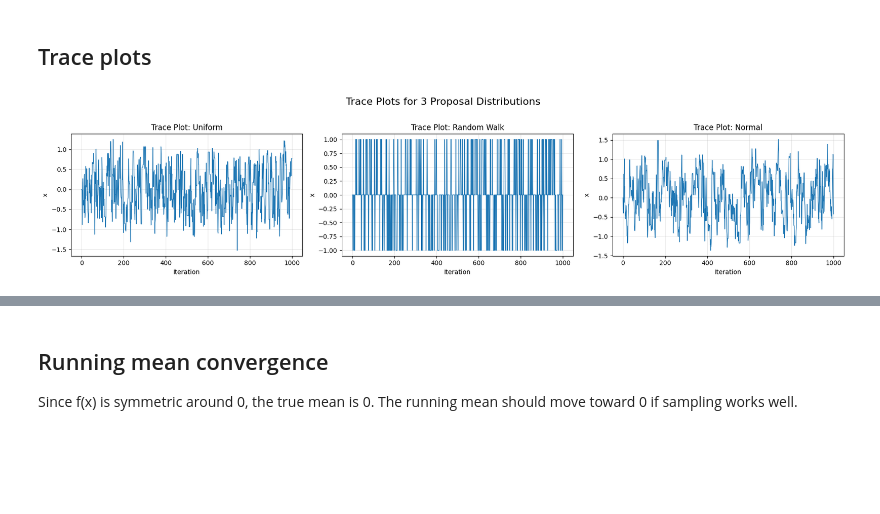
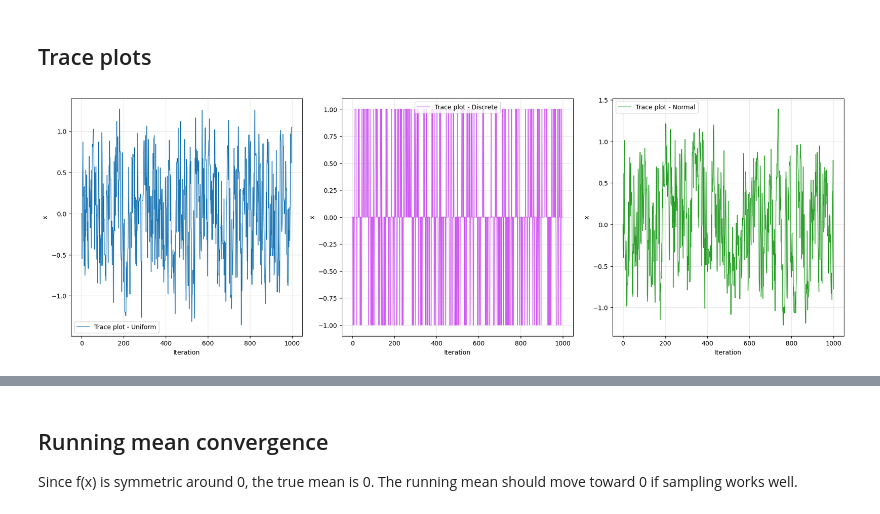
Before and after one commit to wakeupat4am/MATH4010--Advanced-Prob-Stat----Final-Project, a Jupyter notebook: Problem & Visualization/Problem 2/Problem_2.ipynb, the cells around one changed output, grey strips where cells are left out. Cells and saved outputs as stored; diff of their text form; code cells hidden in the pictures; blank space fills up the shorter version.

```diff
--- a/Problem & Visualization/Problem 2/Problem_2.ipynb
+++ b/Problem & Visualization/Problem 2/Problem_2.ipynb
@@ -10,10 +24,6 @@ from scipy.integrate import quad
 # %% [markdown]
 ## Defined functions
 # %%
-# Fixed random generator
-rng_proposal = np.random.default_rng(26)
-rng_metropolis = np.random.default_rng(9)
-
 # Target function
 def target_fn(x, z):
     return np.exp(-x**4)/z
@@ -31,8 +41,8 @@ def uniform_proposal(x, step_size=0.01, rng=rng_proposal):
     updated_x = x + rng.uniform(-step_size, step_size)
     return updated_x
 
-def rw_proposal(x, step_size=0.01, rng=rng_proposal):
-    """Uniform distribution to choose left and right direction and take the predefined step
+def discrete_proposal(x, step_size=0.01, rng=rng_proposal):
+    """Discrete proposal to choose left and right direction and take the predefined step
     Params:
         x (float): current position of x
         step_size (float): size of each step
@@ -65,7 +75,7 @@ def universal_metropolis_sampler(dist, num_samples, initial_x, z,
                                  step_size=None, sigma=None, df=None):
     """Metropolis sampler for all symmetric proposal functions
     Params:
-        dist: symmetric proposal distributions (uniform, rw, normal, student)
+        dist: symmetric proposal distributions (uniform, discrete, normal, student)
         num_samples (int): number of samples for simulation
         initial_x (float): initial position of x
 
@@ -73,18 +83,19 @@ def universal_metropolis_sampler(dist, num_samples, initial_x, z,
         samples (np.array): arrays of generated samples
     """
     lst = {"uniform": uniform_proposal,
-           "rw": rw_proposal,
-           "normal": normal_proposal,
-           }
+           "discrete": discrete_proposal,
+           "normal": normal_proposal
+    }
 
     samples = [initial_x]
     x = initial_x
-    accepted = 0 # counter for accepted proposals
+    # counter for accepted proposals
+    accepted = 0
 
     for _ in range(num_samples - 1):
         sampler = lst[dist]
         # Call the function with parameter
-        if dist in ["uniform", "rw"]:
+        if dist in ["uniform", "discrete"]:
             x_proposal = sampler(x, step_size)
         elif dist == "normal":
             x_proposal = sampler(x, sigma)
@@ -127,7 +140,7 @@ true_density = target_fn(x_vals, Z)
 N = 1000
 B1, B2, B3 = 30, 30, 30
 UNIFORM_STEP = 1
-RW_STEP = 1
+DISCRETE_STEP = 1
 SIGMA = 0.5
 INITIAL_X = 0.0
 metropolis_results = {}
@@ -138,14 +151,14 @@ true_density = target_fn(x_vals, Z)
 # Metropolis samples
 samples_uniform, acc_uniform = universal_metropolis_sampler(dist="uniform", num_samples=N, z=Z,
                                                             initial_x=INITIAL_X, step_size=UNIFORM_STEP)
-samples_rw, acc_rw = universal_metropolis_sampler(dist="rw", num_samples=N, z=Z,
-                                                  initial_x=INITIAL_X, step_size=RW_STEP)
+samples_discrete, acc_discrete = universal_metropolis_sampler(dist="discrete", num_samples=N, z=Z,
+                                                  initial_x=INITIAL_X, step_size=DISCRETE_STEP)
 samples_normal, acc_normal = universal_metropolis_sampler(dist="normal", num_samples=N, z=Z,
                                                           initial_x=INITIAL_X, sigma=SIGMA)
 
 # Save results
 metropolis_results["Uniform"] = {"samples": samples_uniform, "acceptance_rate": acc_uniform}
-metropolis_results["Random Walk"] = {"samples": samples_rw, "acceptance_rate": acc_rw}
+metropolis_results["Discrete"] = {"samples": samples_discrete, "acceptance_rate": acc_discrete}
 metropolis_results["Normal"] = {"samples": samples_normal, "acceptance_rate": acc_normal}
 # %% [output]
 Acceptance rate: 0.7197
@@ -187,22 +289,25 @@ plt.show()
 # %% [markdown]
 ## Trace plots
 # %%
-fig, axes = plt.subplots(1, 3, figsize=(18, 4))
+PROPOSAL_COLORS = {
+    "Uniform": UNIFORM_COLOR,
+    "Discrete": DISCRETE_COLOR,
+    "Normal": NORMAL_COLOR,
+}
+
+fig, axes = plt.subplots(1, 3, figsize=(18, 6))
 axes = axes.flatten()
 
 for ax, (proposal_name, result) in zip(axes, metropolis_results.items()):
 
     samples = result["samples"]
-
-    ax.plot(samples, linewidth=1)
-
-    ax.set_title(f"Trace Plot: {proposal_name}")
+    ax.plot(samples, linewidth=1, color=PROPOSAL_COLORS[proposal_name], label=f"Trace plot - {proposal_name}")
     ax.set_xlabel("Iteration")
     ax.set_ylabel("x")
+    ax.legend()
     ax.grid(True, alpha=0.3)
 
-plt.suptitle("Trace Plots for 3 Proposal Distributions", fontsize=16, y=1.02)
 plt.tight_layout()
 plt.show()
 # %% [output]
-[figure, old version]
+[figure, new version]
```
Also changed, not shown: parts of 61 cells of this notebook, 20 other files.
